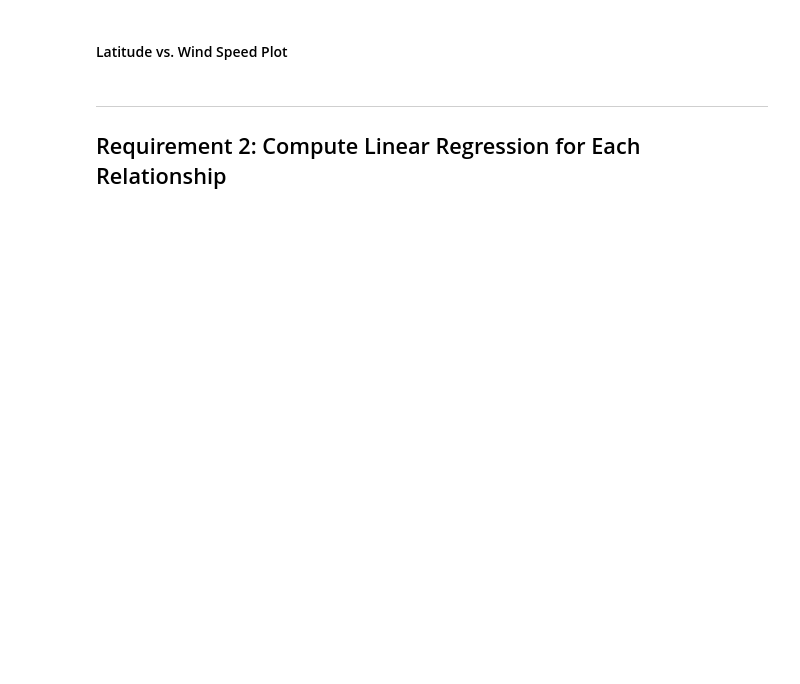
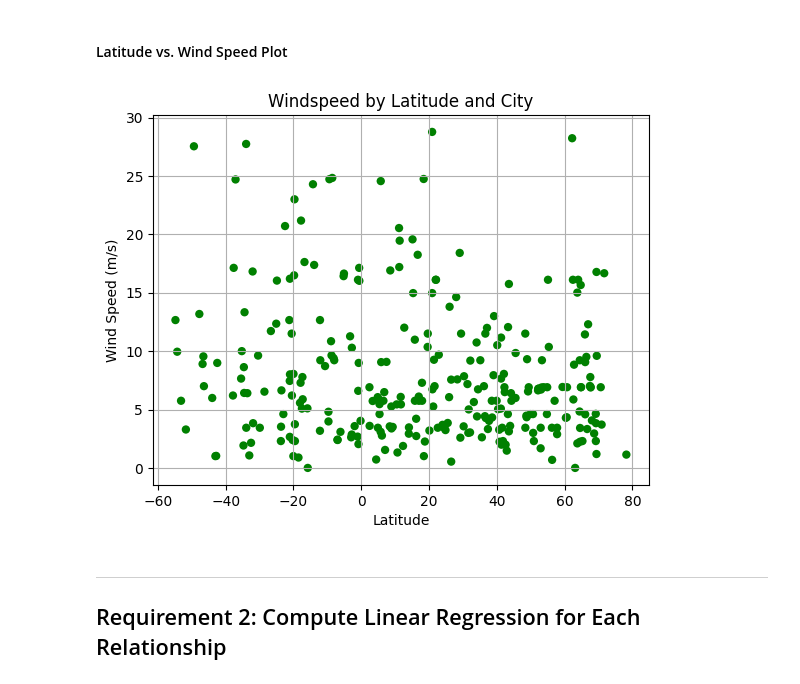
Before and after one commit to wallago-caite/python-api-challenge, a Jupyter notebook: WeatherPy.ipynb, the cells around one changed output. Saved outputs shown, nothing was run; the diff lists cells and outputs as text; code cells hidden in the pictures; blank space fills up the shorter version.

```diff
--- a/WeatherPy.ipynb
+++ b/WeatherPy.ipynb
@@ -255,22 +274,24 @@ plt.show()
 # %%
 # Build the scatter plots for latitude vs. wind speed
 latitude = city_data_df["Lat"]
 wind_speed = city_data_df["Wind Speed"]
 x_axis = latitude
 y_axis = wind_speed
-plt.scatter(x_axis, y_axis, facecolors="lightblue", edgecolors="black")
+plt.scatter(x_axis, y_axis, facecolors="green", edgecolors="none")
 
 # Incorporate the other graph properties
-plt.title("City Latitude vs. Wind Speed (2022-10-18)")
+plt.title("Windspeed by Latitude and City")
 plt.xlabel("Latitude")
 plt.ylabel("Wind Speed (m/s)")
 plt.grid()
 
 # Save the figure
 plt.savefig("output_data/Lat_vs_Windspeed.png")
 
 # Show plot
 plt.show()
+# %% [output]
+[figure, added]
 # %% [markdown]
 ---
 
```
Also changed, not shown: parts of 29 cells of this notebook, 5 other files.
